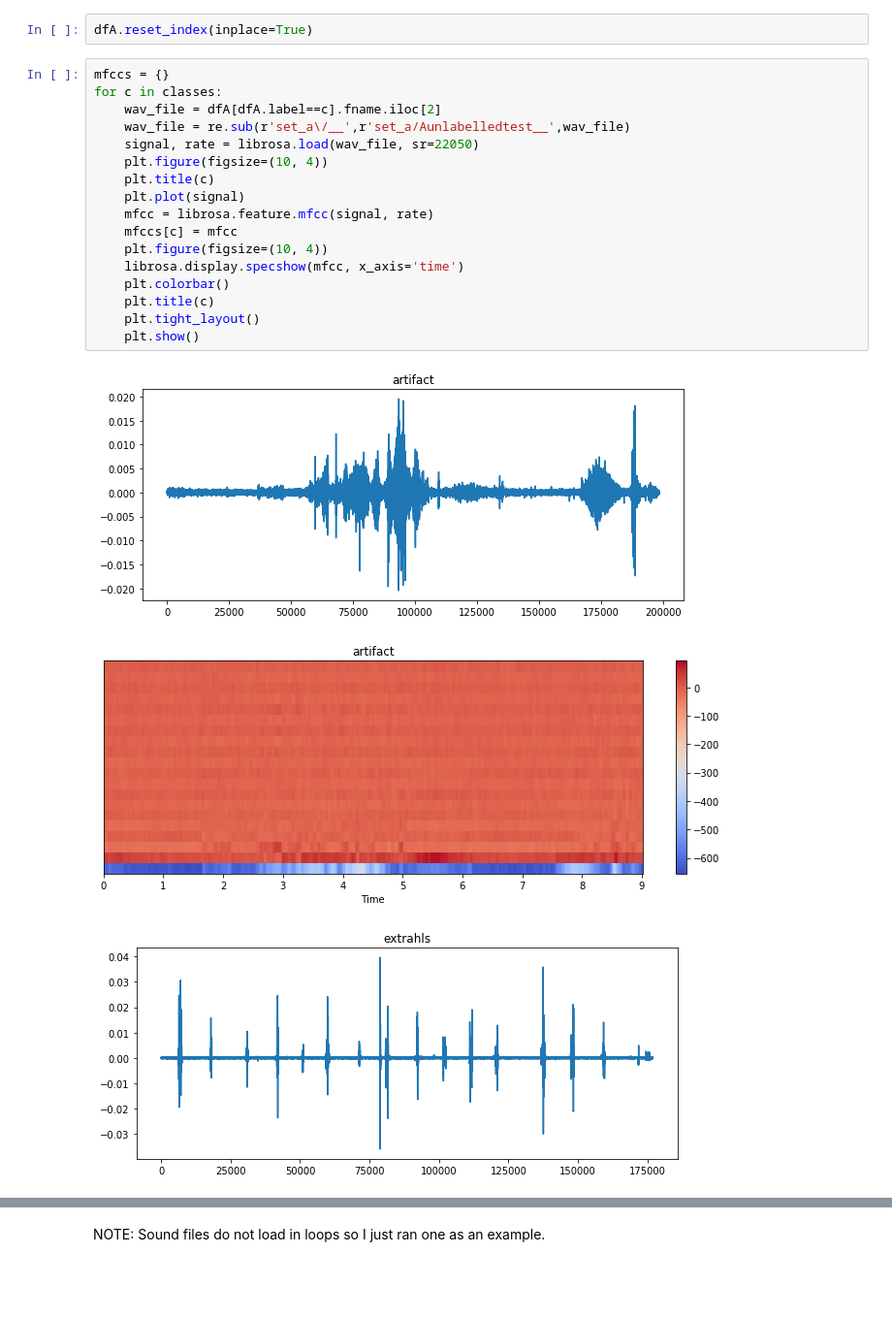
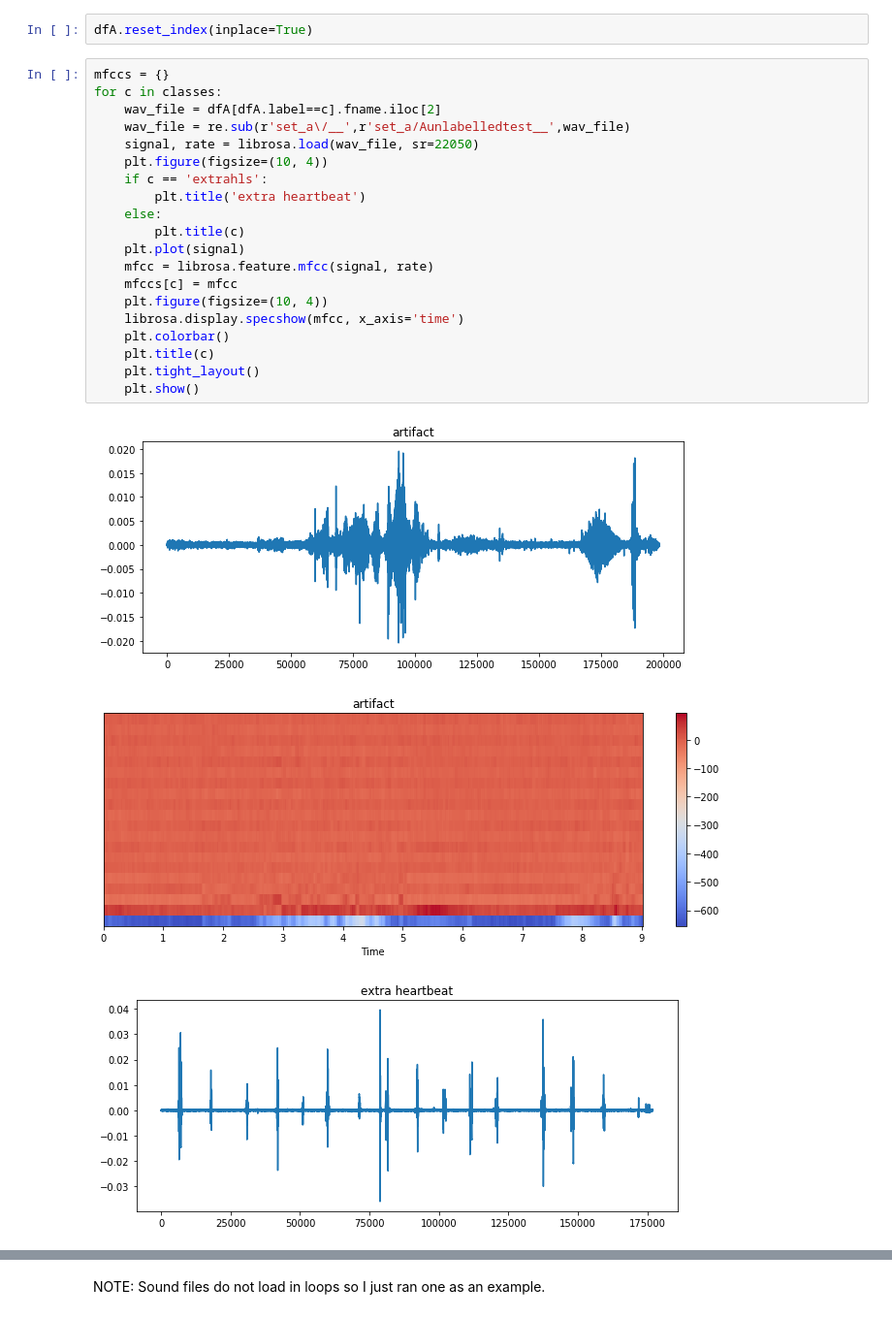
Before and after one commit to ahtouw/AI-Platform-Engineering, a Jupyter notebook: HeartbeatClassification/HeartbeatClass.ipynb, the cells around one changed output, grey strips where cells are left out. Shown at 97% size. Drawn from its saved outputs; the diff is of its cells as text; blank space fills up the shorter version.

```diff
--- a/HeartbeatClassification/HeartbeatClass.ipynb
+++ b/HeartbeatClassification/HeartbeatClass.ipynb
@@ -111,24 +101,27 @@ dfA.reset_index(inplace=True)
 # %%
 mfccs = {}
 for c in classes:
     wav_file = dfA[dfA.label==c].fname.iloc[2]
     wav_file = re.sub(r'set_a\/__',r'set_a/Aunlabelledtest__',wav_file)
     signal, rate = librosa.load(wav_file, sr=22050)
     plt.figure(figsize=(10, 4))
-    plt.title(c)
+    if c == 'extrahls':
+        plt.title('extra heartbeat')
+    else:
+        plt.title(c)
     plt.plot(signal)
     mfcc = librosa.feature.mfcc(signal, rate)
     mfccs[c] = mfcc
     plt.figure(figsize=(10, 4))
     librosa.display.specshow(mfcc, x_axis='time')
     plt.colorbar()
     plt.title(c)
     plt.tight_layout()
     plt.show()
 # %% [output]
 [figure]
 [figure]
-[figure, old version]
+[figure, new version]
 [figure]
 [figure]
 [figure]
```
Also changed, not shown: parts of 16 cells of this notebook.
